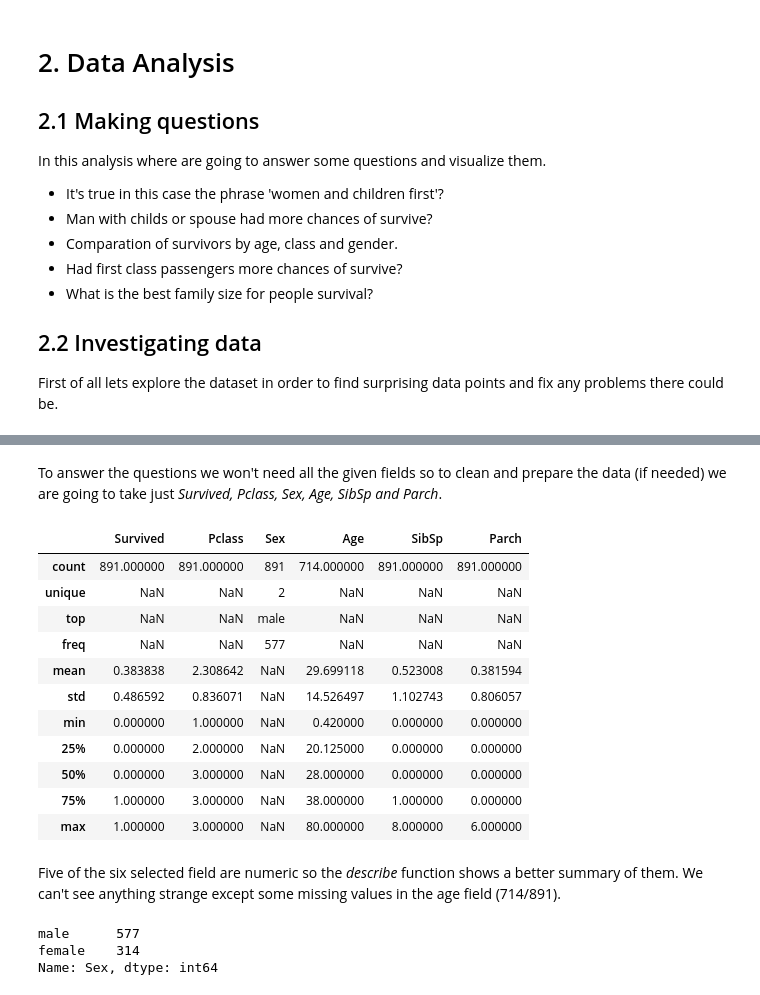
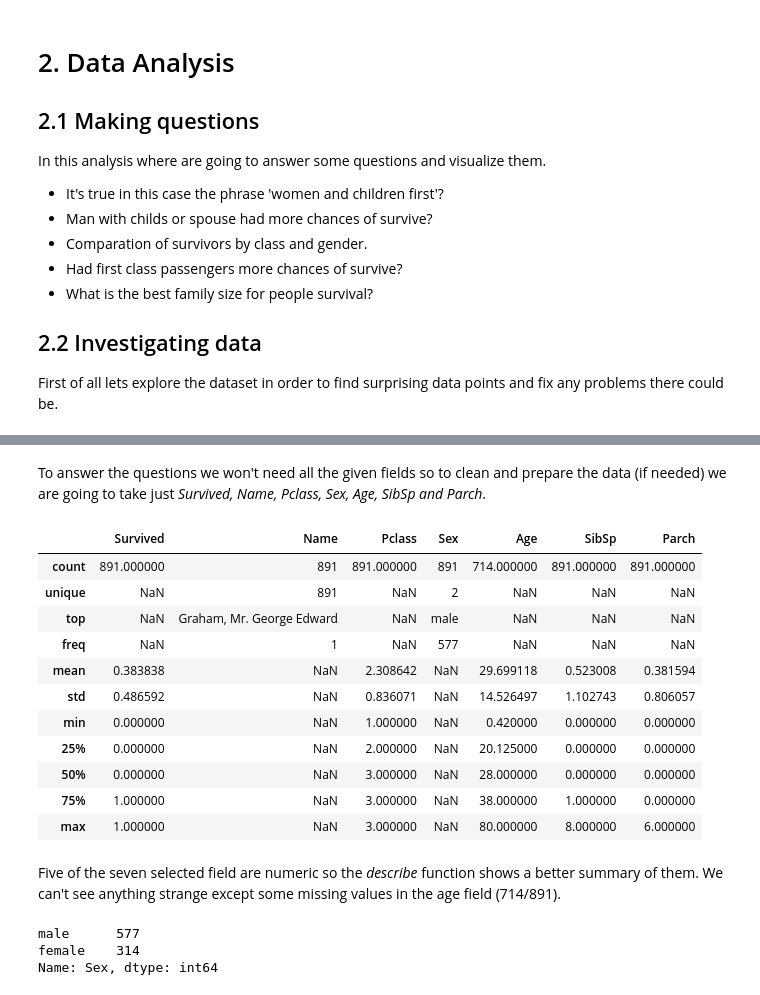
Before and after one commit to jmonterrubio/Titanic-Data-Investigation, a Jupyter notebook: Titanic Data Investigation.ipynb, the cells around one changed output, grey strips where cells are left out. Drawn from its saved outputs; the diff is of its cells as text; code cells hidden in the pictures.

Commit message:
Answered questions 3 and 4

```diff
--- a/Titanic Data Investigation.ipynb
+++ b/Titanic Data Investigation.ipynb
@@ -57,7 +59,7 @@ In this analysis where are going to answer some questions and visualize them.
 
    * It's true in this case the phrase 'women and children first'?
    * Man with childs or spouse had more chances of survive?
-   * Comparation of survivors by age, class and gender.
+   * Comparation of survivors by class and gender.
    * Had first class passengers more chances of survive?
    * What is the best family size for people survival?
 
@@ -77,23 +79,23 @@ titanic_df.head()
 | 3 | 4 | 1 | 1 | Futrelle, Mrs. Jacques Heath (Lil... | female | 35 | 1 | 0 | 113803 | 53.1000 | ... |
 | 4 | 5 | 0 | 3 | Allen, Mr. William Henry | male | 35 | 0 | 0 | 373450 | 8.0500 | ... |
 # %% [markdown]
-To answer the questions we won't need all the given fields so to clean and prepare the data (if needed) we are going to take just *Survived, Pclass, Sex, Age, SibSp and Parch*.
+To answer the questions we won't need all the given fields so to clean and prepare the data (if needed) we are going to take just *Survived, Name, Pclass, Sex, Age, SibSp and Parch*.
 # %%
-titanic_df = titanic_df[["Survived", "Pclass", "Sex", "Age", "SibSp", "Parch"]]
+titanic_df = titanic_df[["Survived", "Name", "Pclass", "Sex", "Age", "SibSp", "Parch"]]
 titanic_df.describe(include="all")
 # %% [output]
-|  | Survived | Pclass | Sex | Age | SibSp | Parch |
-| count | 891.000000 | 891.000000 | 891 | 714.000000 | 891.000000 | 891.000000 |
-| unique | NaN | NaN | 2 | NaN | NaN | NaN |
-| top | NaN | NaN | male | NaN | NaN | NaN |
-| freq | NaN | NaN | 577 | NaN | NaN | NaN |
-| mean | 0.383838 | 2.308642 | NaN | 29.699118 | 0.523008 | 0.381594 |
-| std | 0.486592 | 0.836071 | NaN | 14.526497 | 1.102743 | 0.806057 |
-| min | 0.000000 | 1.000000 | NaN | 0.420000 | 0.000000 | 0.000000 |
-| 25% | 0.000000 | 2.000000 | NaN | 20.125000 | 0.000000 | 0.000000 |
-| 50% | 0.000000 | 3.000000 | NaN | 28.000000 | 0.000000 | 0.000000 |
-| 75% | 1.000000 | 3.000000 | NaN | 38.000000 | 1.000000 | 0.000000 |
-| max | 1.000000 | 3.000000 | NaN | 80.000000 | 8.000000 | 6.000000 |
+|  | Survived | Name | Pclass | Sex | Age | SibSp | Parch |
+| count | 891.000000 | 891 | 891.000000 | 891 | 714.000000 | 891.000000 | 891.000000 |
+| unique | NaN | 891 | NaN | 2 | NaN | NaN | NaN |
+| top | NaN | Graham, Mr. George Edward | NaN | male | NaN | NaN | NaN |
+| freq | NaN | 1 | NaN | 577 | NaN | NaN | NaN |
+| mean | 0.383838 | NaN | 2.308642 | NaN | 29.699118 | 0.523008 | 0.381594 |
+| std | 0.486592 | NaN | 0.836071 | NaN | 14.526497 | 1.102743 | 0.806057 |
+| min | 0.000000 | NaN | 1.000000 | NaN | 0.420000 | 0.000000 | 0.000000 |
+| 25% | 0.000000 | NaN | 2.000000 | NaN | 20.125000 | 0.000000 | 0.000000 |
+| 50% | 0.000000 | NaN | 3.000000 | NaN | 28.000000 | 0.000000 | 0.000000 |
+| 75% | 1.000000 | NaN | 3.000000 | NaN | 38.000000 | 1.000000 | 0.000000 |
+| max | 1.000000 | NaN | 3.000000 | NaN | 80.000000 | 8.000000 | 6.000000 |
 # %% [markdown]
-Five of the six selected field are numeric so the *describe* function shows a better summary of them. We can't see anything strange except some missing values in the age field (714/891).
+Five of the seven selected field are numeric so the *describe* function shows a better summary of them. We can't see anything strange except some missing values in the age field (714/891).
 # %%
```
Also changed, not shown: parts of 21 cells of this notebook.
